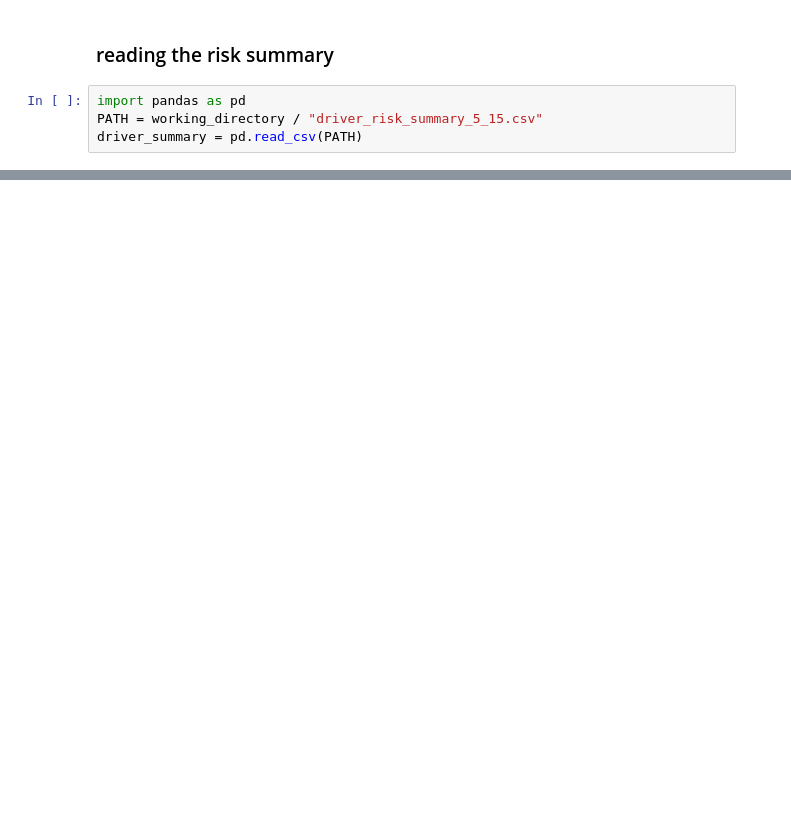
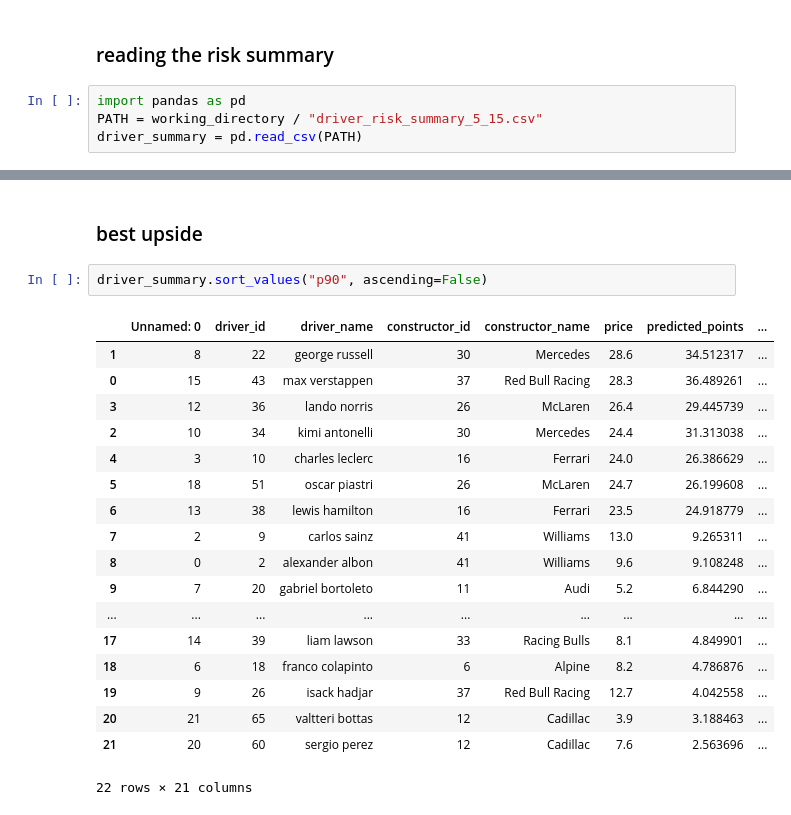
Before and after one commit to jguptil1/F1Fantasy, a Jupyter notebook: src/simulation/test.ipynb, the cells around one changed output, grey strips where cells are left out. Cells and saved outputs as stored; diff of their text form; blank space fills up the shorter version.

```diff
--- a/src/simulation/test.ipynb
+++ b/src/simulation/test.ipynb
@@ -112 +114,24 @@ driver_summary.sort_values("mean_sim_points", ascending=False)
 22 rows × 21 columns
+# %% [markdown]
+### best upside
+# %%
+driver_summary.sort_values("p90", ascending=False)
+# %% [output]
+|  | Unnamed: 0 | driver_id | driver_name | constructor_id | constructor_name | price | predicted_points | ... |
+| 1 | 8 | 22 | george russell | 30 | Mercedes | 28.6 | 34.512317 | ... |
+| 0 | 15 | 43 | max verstappen | 37 | Red Bull Racing | 28.3 | 36.489261 | ... |
+| 3 | 12 | 36 | lando norris | 26 | McLaren | 26.4 | 29.445739 | ... |
+| 2 | 10 | 34 | kimi antonelli | 30 | Mercedes | 24.4 | 31.313038 | ... |
+| 4 | 3 | 10 | charles leclerc | 16 | Ferrari | 24.0 | 26.386629 | ... |
+| 5 | 18 | 51 | oscar piastri | 26 | McLaren | 24.7 | 26.199608 | ... |
+| 6 | 13 | 38 | lewis hamilton | 16 | Ferrari | 23.5 | 24.918779 | ... |
+| 7 | 2 | 9 | carlos sainz | 41 | Williams | 13.0 | 9.265311 | ... |
+| 8 | 0 | 2 | alexander albon | 41 | Williams | 9.6 | 9.108248 | ... |
+| 9 | 7 | 20 | gabriel bortoleto | 11 | Audi | 5.2 | 6.844290 | ... |
+| ... | ... | ... | ... | ... | ... | ... | ... | ... |
+| 17 | 14 | 39 | liam lawson | 33 | Racing Bulls | 8.1 | 4.849901 | ... |
+| 18 | 6 | 18 | franco colapinto | 6 | Alpine | 8.2 | 4.786876 | ... |
+| 19 | 9 | 26 | isack hadjar | 37 | Red Bull Racing | 12.7 | 4.042558 | ... |
+| 20 | 21 | 65 | valtteri bottas | 12 | Cadillac | 3.9 | 3.188463 | ... |
+| 21 | 20 | 60 | sergio perez | 12 | Cadillac | 7.6 | 2.563696 | ... |
+22 rows × 21 columns
```
Also changed, not shown: parts of 8 cells of this notebook, 9 other files.
